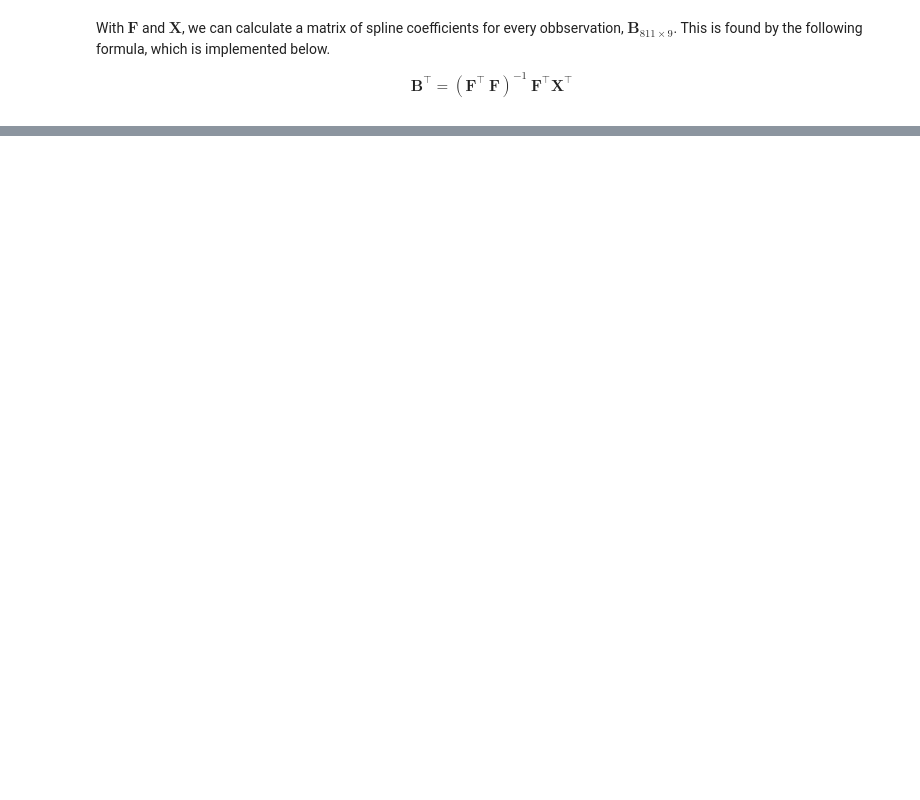
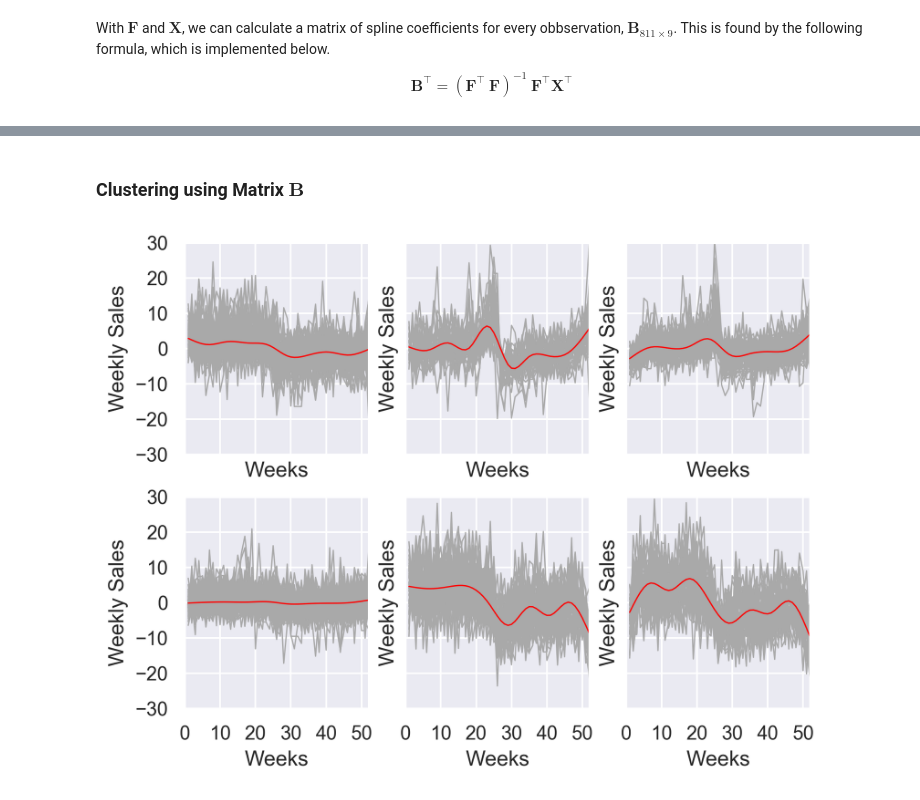
Before and after one commit to RynoXLI/PSL, a Jupyter notebook: code3/code3.ipynb, the cells around one changed output, grey strips where cells are left out. Cells and saved outputs as stored; diff of their text form; code cells hidden in the pictures; blank space fills up the shorter version.

```diff
--- a/code3/code3.ipynb
+++ b/code3/code3.ipynb
@@ -285,0 +321,26 @@ B.shape
+# %% [markdown]
+### Clustering using Matrix $\textbf{B}$
+# %%
+n_clusters = 6
+n_row = 2
+n_col = 3
+
+km_B = KMeans(n_clusters=n_clusters, n_init=10).fit(B)
+centers_B = F_mat @ km_B.cluster_centers_.T
+
+fig, axs = plt.subplots(nrows=2, ncols=3, dpi=300,
+                        sharex="all", sharey="all")
+for i in range(n_row):
+    for j in range(n_col):
+        series = X[km_B.labels_ == i * n_col + j, :]
+        for k in range(series.shape[0]):
+            axs[i, j].plot(t, series[k], color="darkgrey", linewidth=0.75)
+        axs[i, j].plot(t, centers_B[:, i * n_col + j], color="red", linewidth=0.75)
+        axs[i, j].set_xlim([1, 52])
+        axs[i, j].set_ylim([-30, 30])
+        axs[i, j].set_xticks(range(0, 52, 10))
+        axs[i, j].set_yticks(np.linspace(-30, 30, 7))
+        axs[i, j].set_xlabel("Weeks")
+        axs[i, j].set_ylabel("Weekly Sales")
+# %% [output]
+[figure, added]
```
Also changed, not shown: parts of 11 cells of this notebook.
